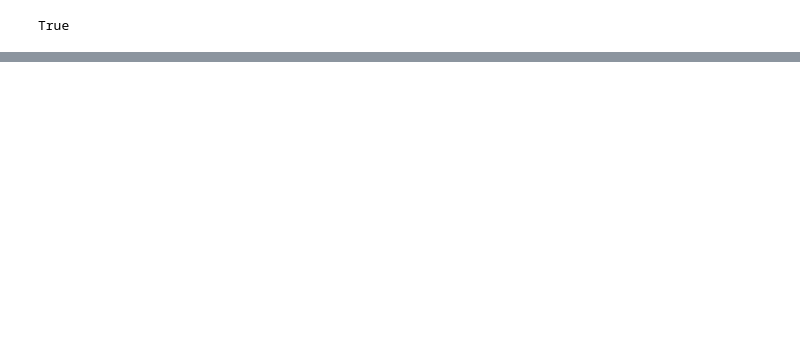
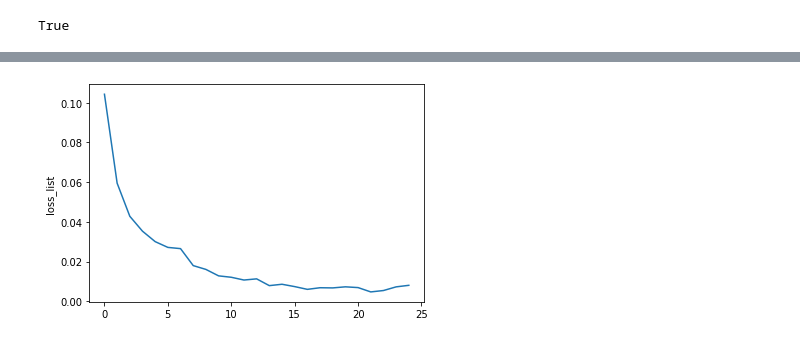
Before and after one commit to Vancouver-Datajam/WasteNet, a Jupyter notebook: train.ipynb, the cells around one changed output, grey strips where cells are left out. Cells and saved outputs as stored; diff of their text form; code cells hidden in the pictures; blank space fills up the shorter version.

```diff
--- a/train.ipynb
+++ b/train.ipynb
@@ -212,4 +191,6 @@ def train(model, optimizer, criterion, epoch, num_epochs):
   epoch_acc /= dataset_sizes['train']
 
   print('TRAINING Epoch %d/%d Loss %.4f Accuracy %.4f' % (epoch, num_epochs, epoch_loss, epoch_acc))
+
+  return epoch_loss, epoch_acc
 # %%
@@ -404,0 +433,12 @@ visualize_model(model)
+# %%
+train_loss_list
+train_acc_list
+val_loss_list
+val_acc_list
+
+
+plt.plot(train_loss_list)
+plt.ylabel('loss_list')
+plt.show()
+# %% [output]
+[figure, added]
```
Also changed, not shown: parts of 8 cells of this notebook.
